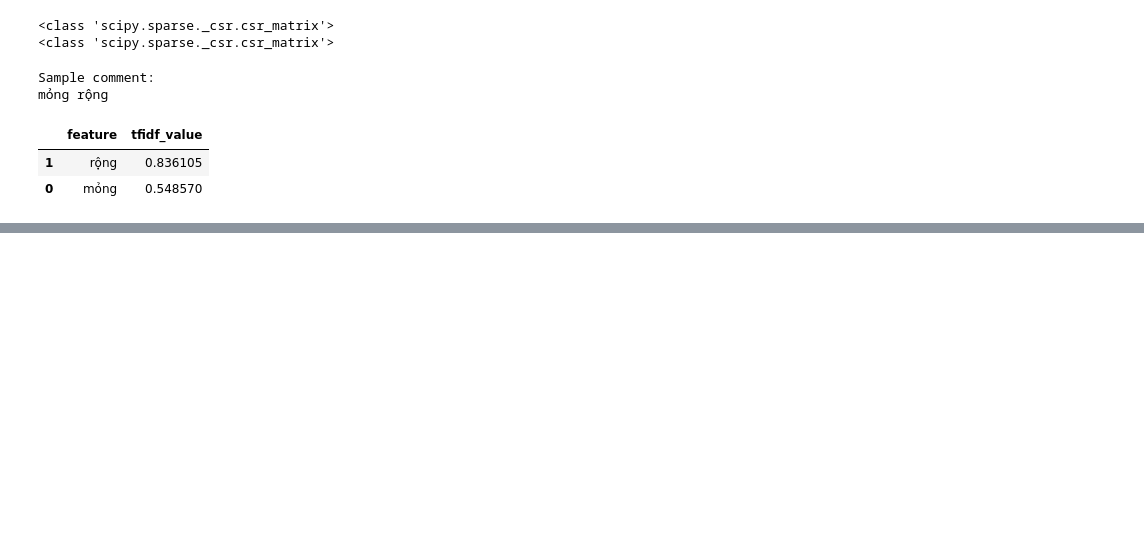
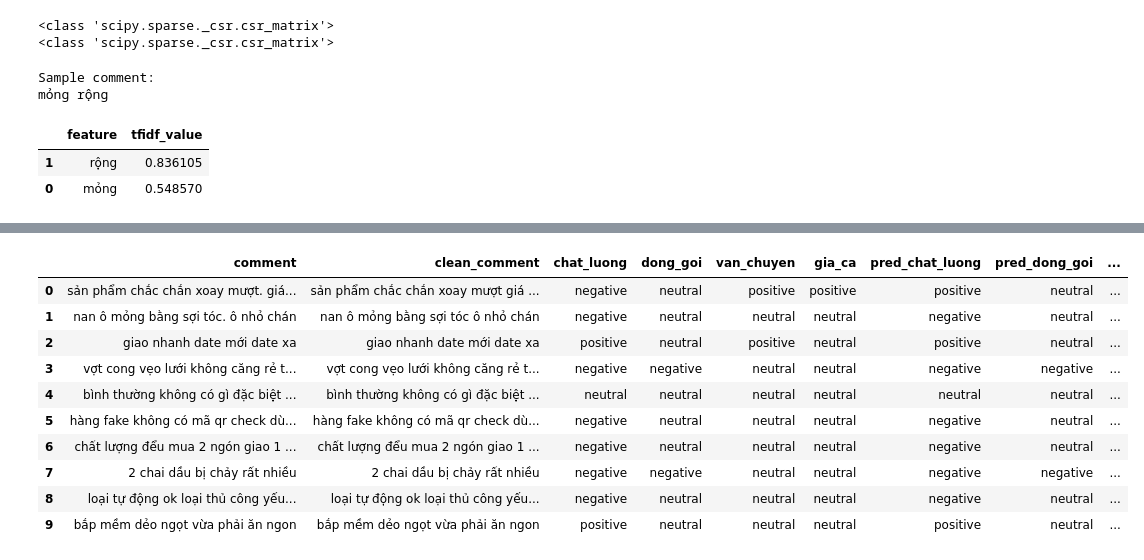
Before and after one commit to van2703/ABSA, a Jupyter notebook: notebooks/02_main_model_logistic_regression.ipynb, the cells around one changed output, grey strips where cells are left out. Cells and saved outputs as stored; diff of their text form; code cells hidden in the pictures; blank space fills up the shorter version.

Commit message:
training logisticreg

```diff
--- a/notebooks/02_main_model_logistic_regression.ipynb
+++ b/notebooks/02_main_model_logistic_regression.ipynb
@@ -563,0 +634,9 @@ mỏng rộng
+# %%
+model_chat_luong = LogisticRegression(
+    max_iter=1000,
+    class_weight="balanced",
+    random_state=42,
+    solver="lbfgs"
+)
+
+model_chat_luong.fit(X_train_tfidf, y_train["chat_luong"])
@@ -563,0 +662,24 @@ mỏng rộng
+# %%
+lr_models = {}
+lr_predictions = {}
+
+for aspect in aspect_columns:
+    print(f"Training Logistic Regression model for aspect: {aspect}")
+
+    model = LogisticRegression(
+        max_iter=1000,
+        class_weight="balanced",
+        random_state=42,
+        solver="lbfgs"
+    )
+
+    model.fit(X_train_tfidf, y_train[aspect])
+
+    y_pred = model.predict(X_test_tfidf)
+
+    lr_models[aspect] = model
+    lr_predictions[aspect] = y_pred
+
+    print(f"Finished training model for {aspect}")
+    print("Classes:", model.classes_)
+    print("-" * 80)
@@ -563,0 +703,5 @@ mỏng rộng
+# %%
+for aspect in aspect_columns:
+    print(f"\nAspect: {aspect}")
+    print("Number of predictions:", len(lr_predictions[aspect]))
+    print("First 10 predictions:", lr_predictions[aspect][:10])
@@ -563,0 +728,19 @@ mỏng rộng
+# %%
+prediction_preview = test_df[["comment", "clean_comment"] + aspect_columns].copy()
+
+for aspect in aspect_columns:
+    prediction_preview[f"pred_{aspect}"] = lr_predictions[aspect]
+
+prediction_preview.head(10)
+# %% [output]
+|  | comment | clean_comment | chat_luong | dong_goi | van_chuyen | gia_ca | pred_chat_luong | pred_dong_goi | ... |
+| 0 | sản phẩm chắc chắn xoay mượt. giá... | sản phẩm chắc chắn xoay mượt giá ... | negative | neutral | positive | positive | positive | neutral | ... |
+| 1 | nan ô mỏng bằng sợi tóc. ô nhỏ chán | nan ô mỏng bằng sợi tóc ô nhỏ chán | negative | neutral | neutral | neutral | negative | neutral | ... |
+| 2 | giao nhanh date mới date xa | giao nhanh date mới date xa | positive | neutral | positive | neutral | positive | neutral | ... |
+| 3 | vợt cong vẹo lưới không căng rẻ t... | vợt cong vẹo lưới không căng rẻ t... | negative | negative | neutral | neutral | negative | negative | ... |
+| 4 | bình thường không có gì đặc biệt ... | bình thường không có gì đặc biệt ... | neutral | neutral | neutral | neutral | neutral | neutral | ... |
+| 5 | hàng fake không có mã qr check dù... | hàng fake không có mã qr check dù... | negative | neutral | neutral | neutral | negative | neutral | ... |
+| 6 | chất lượng đểu mua 2 ngón giao 1 ... | chất lượng đểu mua 2 ngón giao 1 ... | negative | neutral | neutral | neutral | negative | neutral | ... |
+| 7 | 2 chai dầu bị chảy rất nhiều | 2 chai dầu bị chảy rất nhiều | negative | negative | neutral | neutral | negative | negative | ... |
+| 8 | loại tự động ok loại thủ công yếu... | loại tự động ok loại thủ công yếu... | negative | neutral | neutral | neutral | negative | neutral | ... |
+| 9 | bắp mềm dẻo ngọt vừa phải ăn ngon | bắp mềm dẻo ngọt vừa phải ăn ngon | positive | neutral | neutral | neutral | positive | neutral | ... |
```
Also changed, not shown: parts of 14 cells of this notebook, 1 other file.
